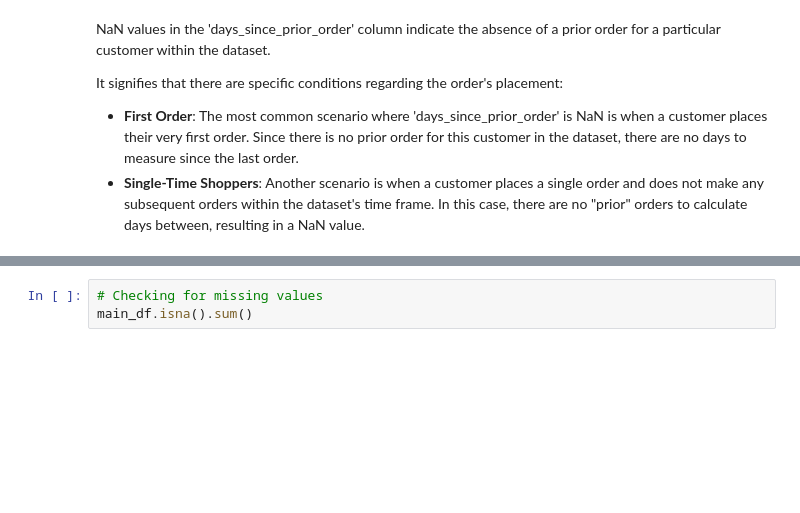
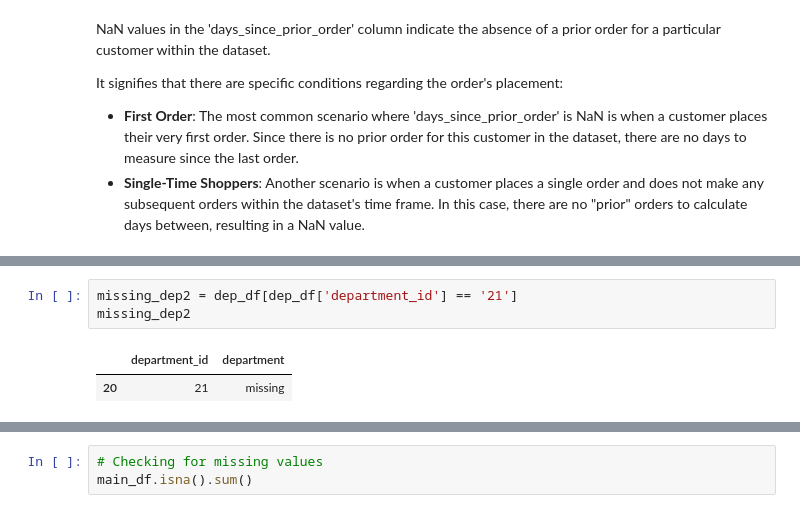
Before and after one commit to kli210/instacart-market-basket-analysis, a Jupyter notebook: data_preprocessing.ipynb, the cells around one changed output, grey strips where cells are left out. Drawn from its saved outputs; the diff is of its cells as text; blank space fills up the shorter version.

```diff
--- a/data_preprocessing.ipynb
+++ b/data_preprocessing.ipynb
@@ -470,0 +517,6 @@ missing_aisle
+# %%
+missing_dep2 = dep_df[dep_df['department_id'] == '21']
+missing_dep2
+# %% [output]
+|  | department_id | department |
+| 20 | 21 | missing |
```
Also changed, not shown: parts of 18 cells of this notebook.
